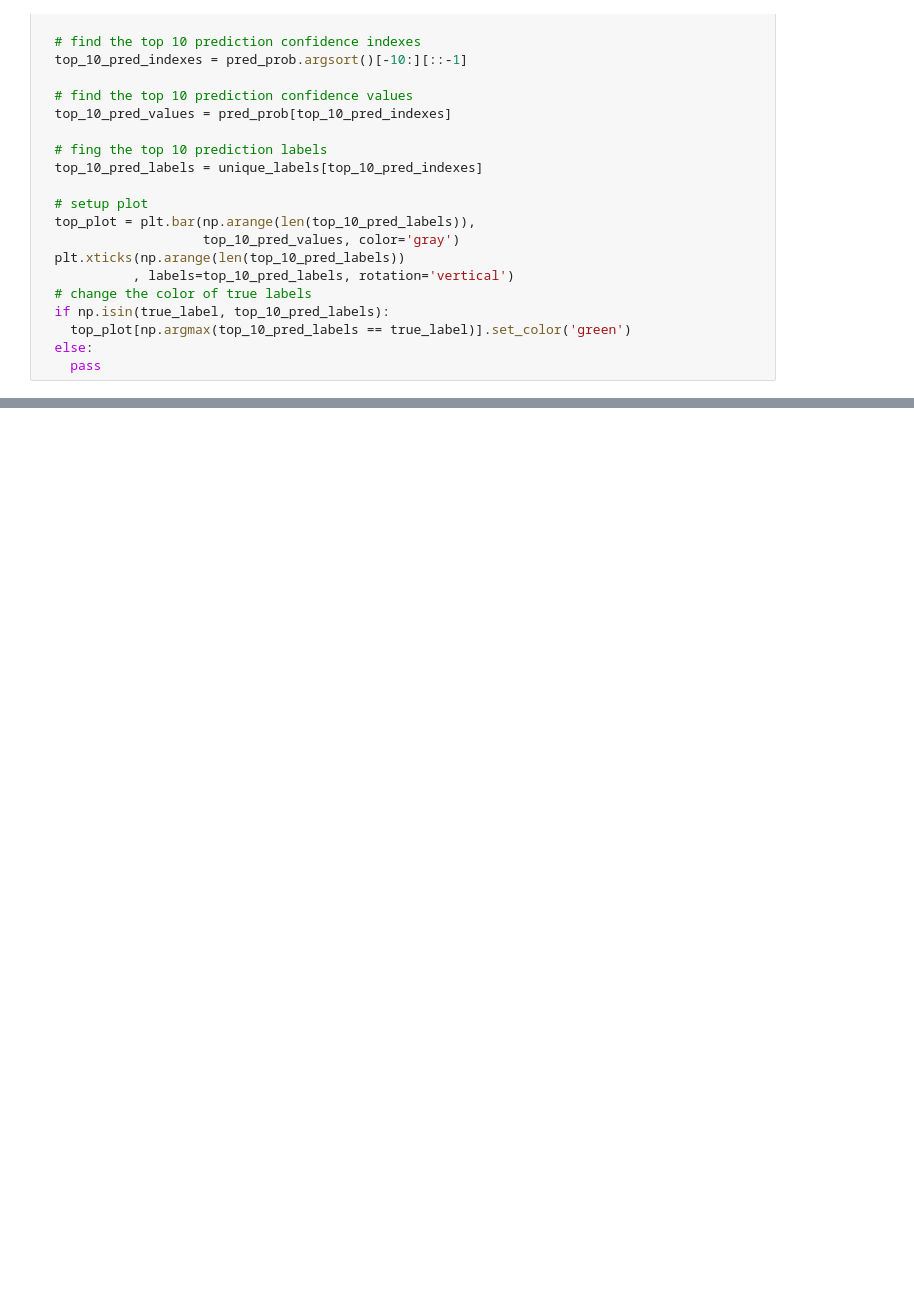
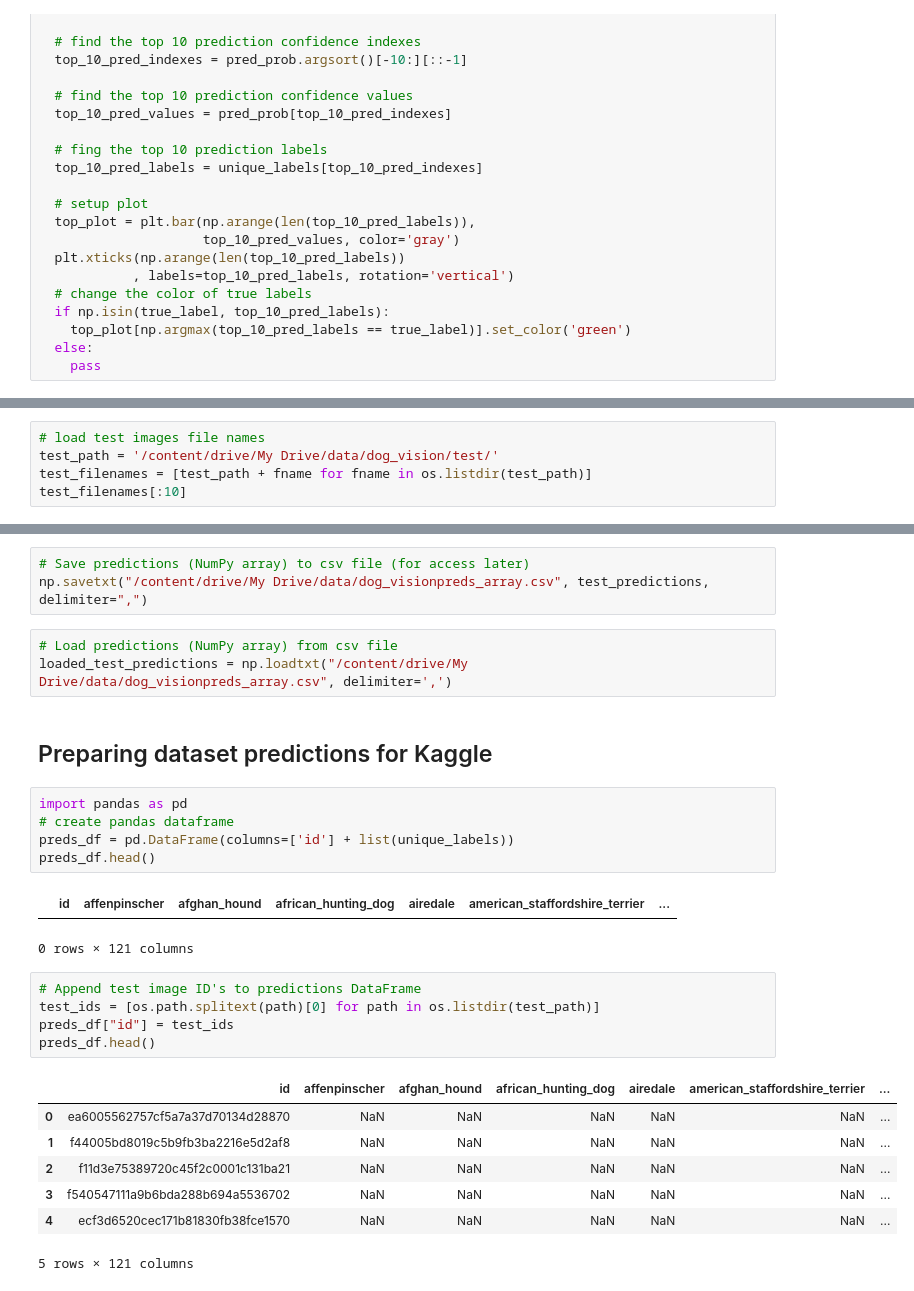
Before and after one commit to aliazani/machine-learning, a Jupyter notebook: 6-projects/3-dog-vision/dog_vision.ipynb, the cells around one changed output, grey strips where cells are left out. Drawn from its saved outputs; the diff is of its cells as text; blank space fills up the shorter version.

```diff
--- a/6-projects/3-dog-vision/dog_vision.ipynb
+++ b/6-projects/3-dog-vision/dog_vision.ipynb
@@ -704,0 +808,5 @@ plt.show()
+# %%
+# load test images file names
+test_path = '/content/drive/My Drive/data/dog_vision/test/'
+test_filenames = [test_path + fname for fname in os.listdir(test_path)]
+test_filenames[:10]
@@ -704,0 +836,29 @@ plt.show()
+# %%
+# Save predictions (NumPy array) to csv file (for access later)
+np.savetxt("/content/drive/My Drive/data/dog_visionpreds_array.csv", test_predictions, delimiter=",")
+# %%
+# Load predictions (NumPy array) from csv file
+loaded_test_predictions = np.loadtxt("/content/drive/My Drive/data/dog_visionpreds_array.csv", delimiter=',')
+# %% [markdown]
+## Preparing dataset predictions for Kaggle
+# %%
+import pandas as pd
+# create pandas dataframe
+preds_df = pd.DataFrame(columns=['id'] + list(unique_labels))
+preds_df.head()
+# %% [output]
+|  | id | affenpinscher | afghan_hound | african_hunting_dog | airedale | american_staffordshire_terrier | ... |
+0 rows × 121 columns
+# %%
+# Append test image ID's to predictions DataFrame
+test_ids = [os.path.splitext(path)[0] for path in os.listdir(test_path)]
+preds_df["id"] = test_ids
+preds_df.head()
+# %% [output]
+|  | id | affenpinscher | afghan_hound | african_hunting_dog | airedale | american_staffordshire_terrier | ... |
+| 0 | ea6005562757cf5a7a37d70134d28870 | NaN | NaN | NaN | NaN | NaN | ... |
+| 1 | f44005bd8019c5b9fb3ba2216e5d2af8 | NaN | NaN | NaN | NaN | NaN | ... |
+| 2 | f11d3e75389720c45f2c0001c131ba21 | NaN | NaN | NaN | NaN | NaN | ... |
+| 3 | f540547111a9b6bda288b694a5536702 | NaN | NaN | NaN | NaN | NaN | ... |
+| 4 | ecf3d6520cec171b81830fb38fce1570 | NaN | NaN | NaN | NaN | NaN | ... |
+5 rows × 121 columns
```
Also changed, not shown: parts of 35 cells of this notebook.
